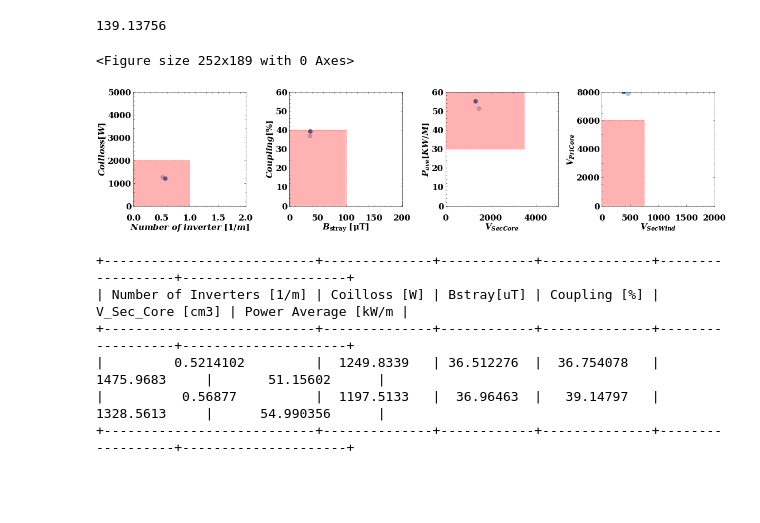
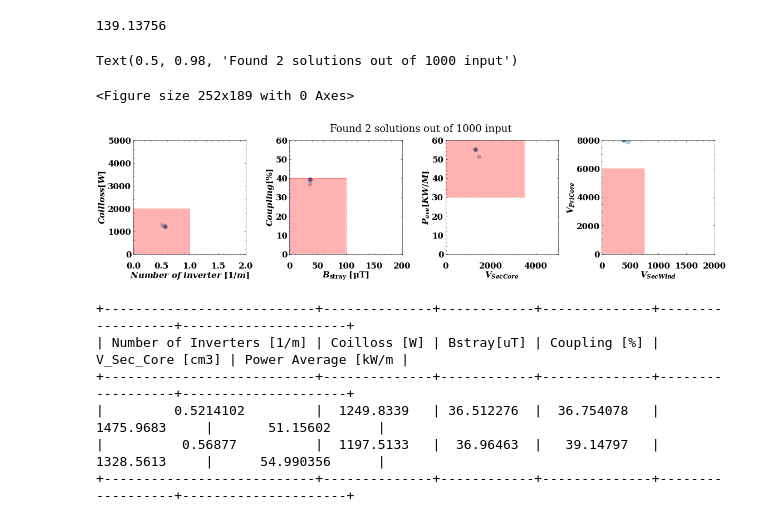
Before and after one commit to ShahidOni/Optimizer, a Jupyter notebook: optimization_eng.ipynb, the cells around one changed output. Drawn from its saved outputs; the diff is of its cells as text; code cells hidden in the pictures; blank space fills up the shorter version.

Commit message:
All solutions graph updated

```diff
--- a/optimization_eng.ipynb
+++ b/optimization_eng.ipynb
@@ -1083,35 +1083,38 @@ y1 = ylim
 y2 = ylim*10
 
 ax3.scatter(accepted_v_sec_core, accpeted_pave,s=marker_size, c= color_list, rasterized=True)
 #fig.colorbar(mappable = plt_ax3 , ax = ax3, label=r"$V_{SecWind}$")
 ax3.fill_between(x1, y1, y2 ,facecolor='r',alpha=0.3)
 ax3.plot([xlim, xlim], [ylim, ylim*10], 'r--', lw=0.5)
 ax3.plot([0,xlim], [ylim, ylim], 'r--', lw=0.5)
 ax3.axis([0, 5000, 0, 60])
 ax3.tick_params(axis='x', pad=15)
 # ax3.set_aspect('equal')
 
 
 xlim = 750
 ylim = 6000
 
 ax4.set_xlabel(r"$V_{SecWind}$", labelpad = x_label_pad)              # not shown
 ax4.set_ylabel(r'$V_{PriCore} $', labelpad = y_label_pad) # not shown
 
 x1 = np.arange(0, xlim + 0.1, 0.1)
 y1 = 0
 y2 = ylim
 
 ax4.scatter(accepted_v_sec_wind, accpeted_v_pri_core, s=marker_size, c= color_list, rasterized=True)
 #fig.colorbar(mappable = plt_ax3 , ax = ax3, label=r"$V_{SecWind}$")
 ax4.fill_between(x1, y1, y2 ,facecolor='r',alpha=0.3)
 ax4.plot([xlim, xlim], [0, ylim], 'r--', lw=0.5)
 ax4.plot([0,xlim], [ylim, ylim], 'r--', lw=0.5)
 ax4.axis([0, 2000, 0, 8000])
 ax4.tick_params(axis='x', pad=15)
+
+plt.suptitle("Found "+ str(len(accepted_bstray))+ " solutions out of 1000 input")
 # %% [output]
-<Figure size 252x189 with 0 Axes>
+Text(0.5, 0.98, 'Found 2 solutions out of 1000 input')
+<Figure size 252x189 with 0 Axes>
-[figure, old version]
+[figure, new version]
 # %%
 from prettytable import PrettyTable
 t = PrettyTable(['Number of Inverters [1/m]', 'Coilloss [W]', 'Bstray[uT]', 'Coupling [%]', 'V_Sec_Core [cm3]', 'Power Average [kW/m'])
```
